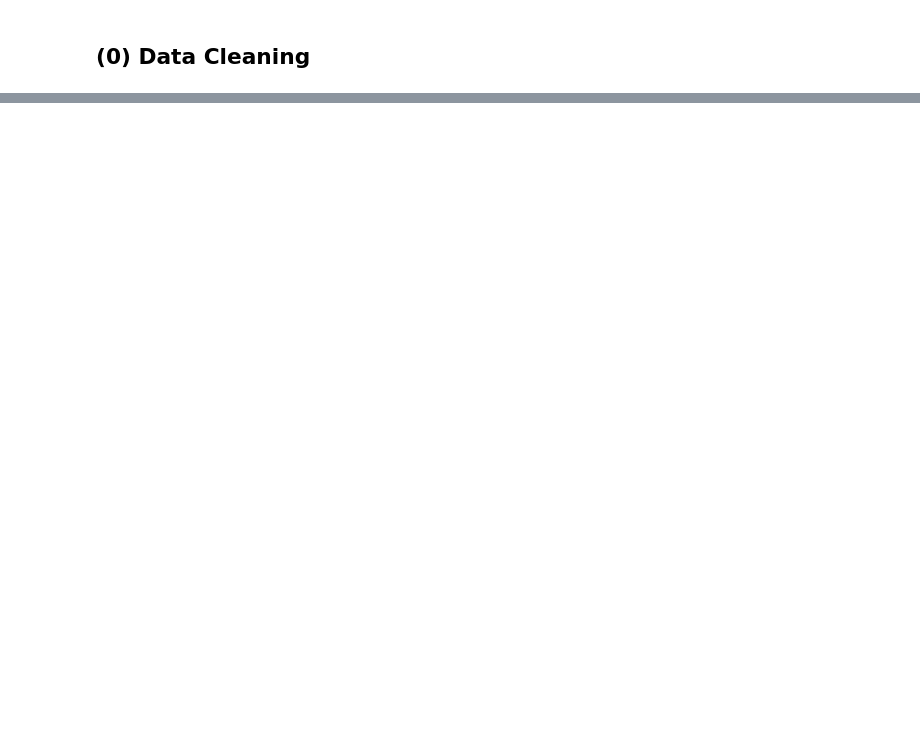
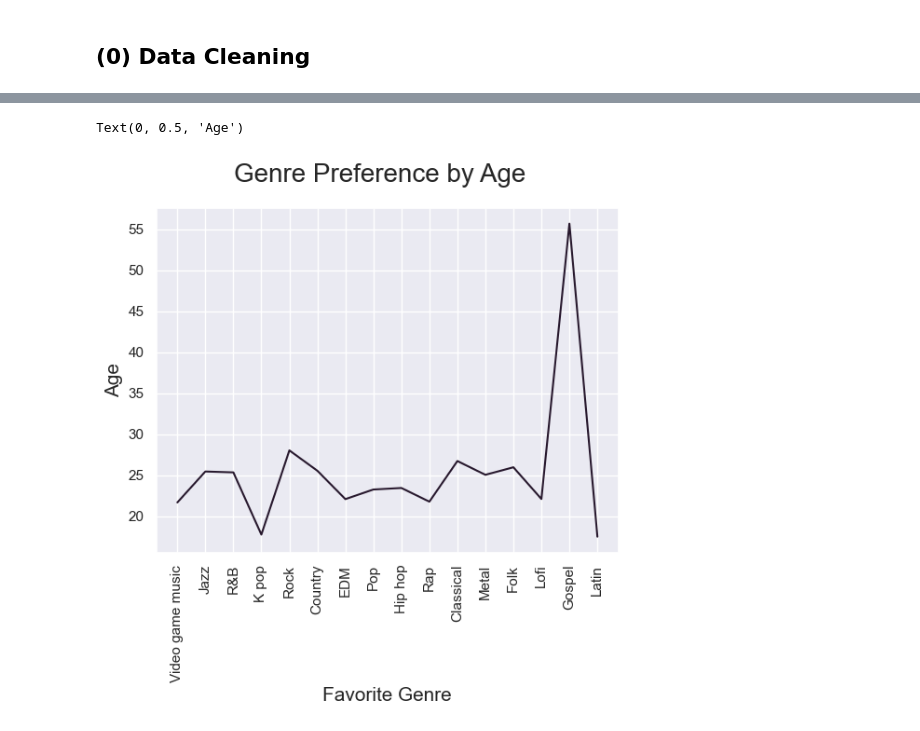
Before and after one commit to cameronchafin/chum_bucket_supreme, a Jupyter notebook: Music_and_Mental_Health.ipynb, the cells around one changed output, grey strips where cells are left out. Saved outputs shown, nothing was run; the diff lists cells and outputs as text; code cells hidden in the pictures; blank space fills up the shorter version.

```diff
--- a/Music_and_Mental_Health.ipynb
+++ b/Music_and_Mental_Health.ipynb
@@ -49,0 +85,10 @@ idf = df.interactive()
+# %%
+# Genre Breakdown by Age
+fig = sns.lineplot(x=df['Fav genre'], y=df['Age'], ci=None)
+plt.xticks(rotation=90)
+fig.figure.suptitle("Genre Preference by Age", fontsize = 20)
+plt.xlabel('Favorite Genre', fontsize=15)
+plt.ylabel('Age', fontsize=15)
+# %% [output]
+Text(0, 0.5, 'Age')
+[figure, added]
```
Also changed, not shown: parts of 24 cells of this notebook.
